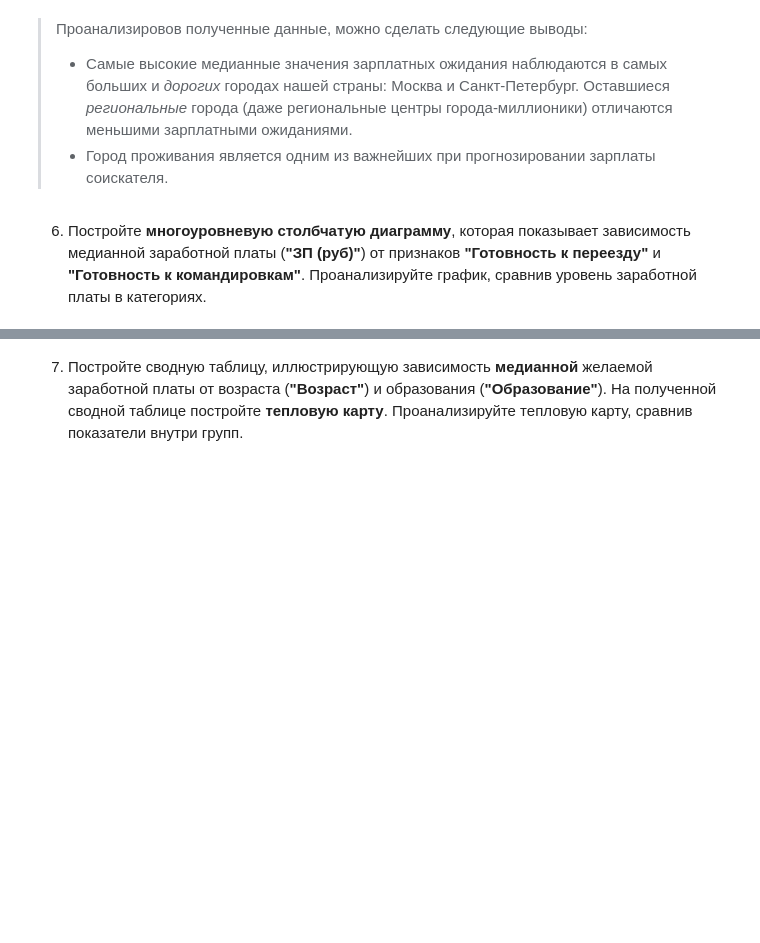
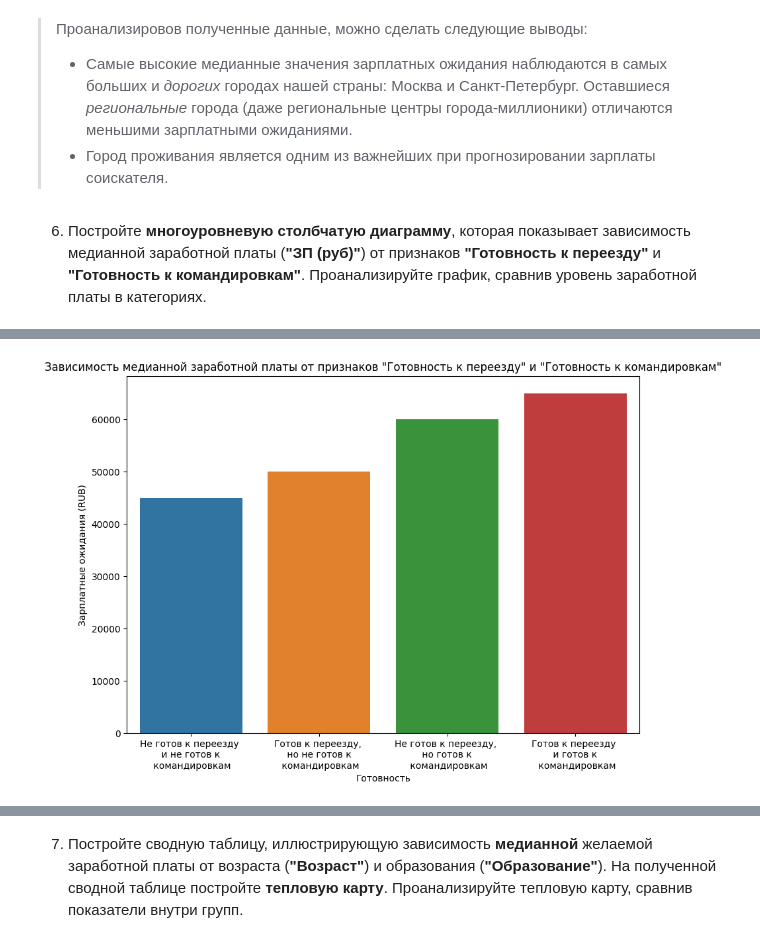
Before and after one commit to rafferti95/st_data_science, a Jupyter notebook: Project 1/Project 1.ipynb, the cells around one changed output, grey strips where cells are left out. Drawn from its saved outputs; the diff is of its cells as text; code cells hidden in the pictures; blank space fills up the shorter version.

```diff
--- a/Project 1/Project 1.ipynb
+++ b/Project 1/Project 1.ipynb
@@ -334,7 +334,7 @@ def currency(c):
         return 'BYN'
     elif c == 'грн.':
         return 'UAH'
-    elif c == 'сум':
+    elif c == 'сум.':
         return 'UZS'
     else:
         return c
@@ -354,7 +354,7 @@ data_set = data_set.merge(
 values = {'course' : 1}
 data_set = data_set.fillna(values)
 
-data_set['Зарплата'] = data_set['Зарплата'].astype('int64')
+data_set['Зарплата'] = data_set['Зарплата'].astype('float64')
 data_set['Зарплатные ожидания (RUB)'] = data_set['course'] * data_set['Зарплата']
 
 data_set.drop(['ЗП', 'Зарплата', 'Валюта', 'close', 'proportion', 'course'], axis = 1, inplace = True)
@@ -508,18 +508,27 @@ main_axes.set_title('Распределение медианных значен
 # %% [markdown]
 6. Постройте **многоуровневую столбчатую диаграмму**, которая показывает зависимость медианной заработной платы (**"ЗП (руб)"**) от признаков **"Готовность к переезду"** и **"Готовность к командировкам"**. Проанализируйте график, сравнив уровень заработной платы в категориях.
 # %%
-test2 = data_set_salary.groupby(by = ['Готовность к переезду', 'Готовность к командировкам'], as_index = False)['Зарплатные ожидания (RUB)'].median()
+ready_data = data_set_salary.groupby(by = ['Готовность к командировкам', 'Готовность к переезду'], as_index = False)['Зарплатные ожидания (RUB)'].median()
 
 def name(salary):
     if salary == 45000:
-        return 'Не готов к переезду и не готов к командировкам'
+        return 'Не готов к переезду \n и не готов к \n командировкам'
     elif salary == 60000:
-        return 'Не готов к переезду, но готов к командировкам'
+        return 'Не готов к переезду, \n но готов к \n командировкам'
     elif salary == 50000:
-        return 'Готов к переезду, но не готов к командировкам'
+        return 'Готов к переезду, \n но не готов к \n командировкам'
     else:
-        return 'Готов к переезду и готов к командировкам'
+        return 'Готов к переезду \n и готов к \n командировкам'
 
-test2['Готовность'] = test2['Зарплатные ожидания (RUB)'].apply(name)
-display(test2)
+ready_data['Готовность'] = ready_data['Зарплатные ожидания (RUB)'].apply(name)
+ready_data.drop(['Готовность к переезду', 'Готовность к командировкам'], axis = 1, inplace = True)
+
+fig = plt.figure(figsize = (10, 7))
+
+barplot = sns.barplot(
+    data = ready_data,
+    x = 'Готовность',
+    y = 'Зарплатные ожидания (RUB)'
+)
+barplot.set_title('Зависимость медианной заработной платы от признаков "Готовность к переезду" и "Готовность к командировкам"');
 # %% [output]
@@ -531 +535,2 @@ display(test2)
+[figure, added]
 # %% [markdown]
```
Also changed, not shown: parts of 8 cells of this notebook.
